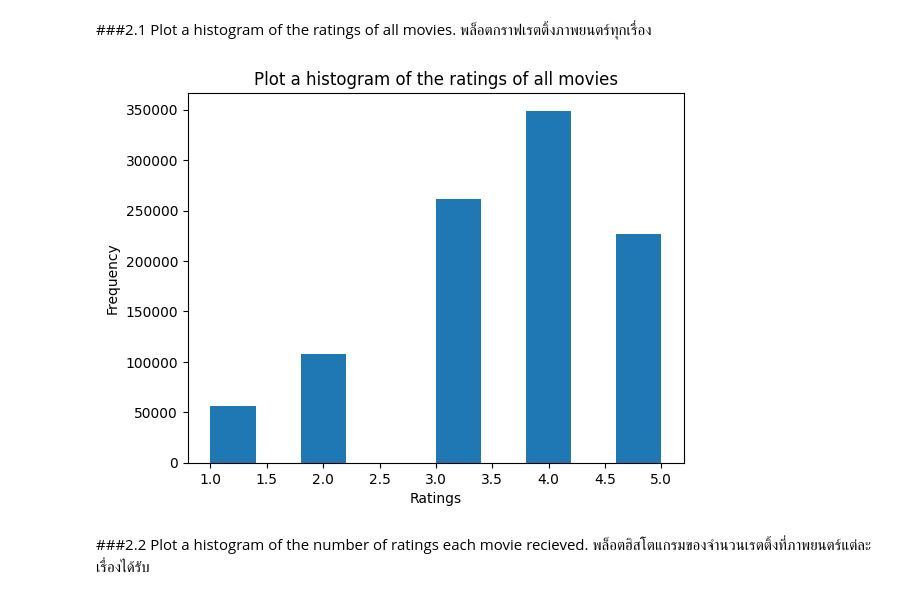
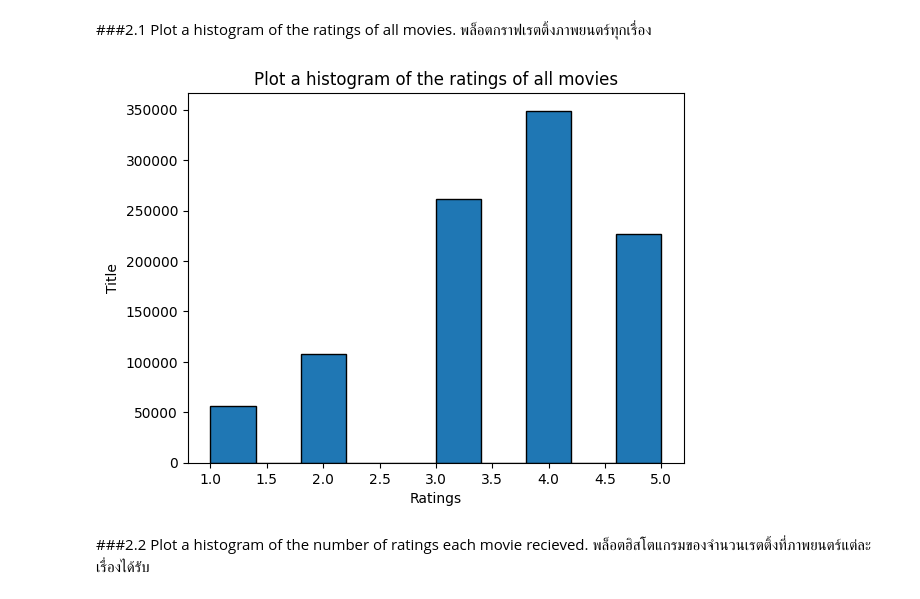
Before and after one commit to ananyapoonsawat/Python_dataviz2023, a Jupyter notebook: Project2_66.ipynb, the cells around one changed output. Drawn from its saved outputs; the diff is of its cells as text; code cells hidden in the pictures.

```diff
--- a/Project2_66.ipynb
+++ b/Project2_66.ipynb
@@ -350,13 +343,13 @@ Plot a histogram of the ratings of all movies. พล็อตกราฟเร
 # %%
 df_HIS1 = df1[['Title','Rating']]
 df_HIS1 = df_HIS1.set_index('Title')
-plt.hist(df_HIS1)
+plt.hist(df_HIS1,edgecolor='black')
 plt.title('Plot a histogram of the ratings of all movies') #ชื่อหัวตาราง
 plt.xlabel('Ratings') #แกนX
-plt.ylabel('Frequency') #แกนY
+plt.ylabel('Title') #แกนY
 plt.show() #โชว์กราฟ
 # %% [output]
-[figure, old version]
+[figure, new version]
 # %% [markdown]
 ###2.2
 Plot a histogram of the number of ratings each movie recieved. พล็อตฮิสโตแกรมของจำนวนเรตติ้งที่ภาพยนตร์แต่ละเรื่องได้รับ
```
Also changed, not shown: parts of 35 cells of this notebook.
